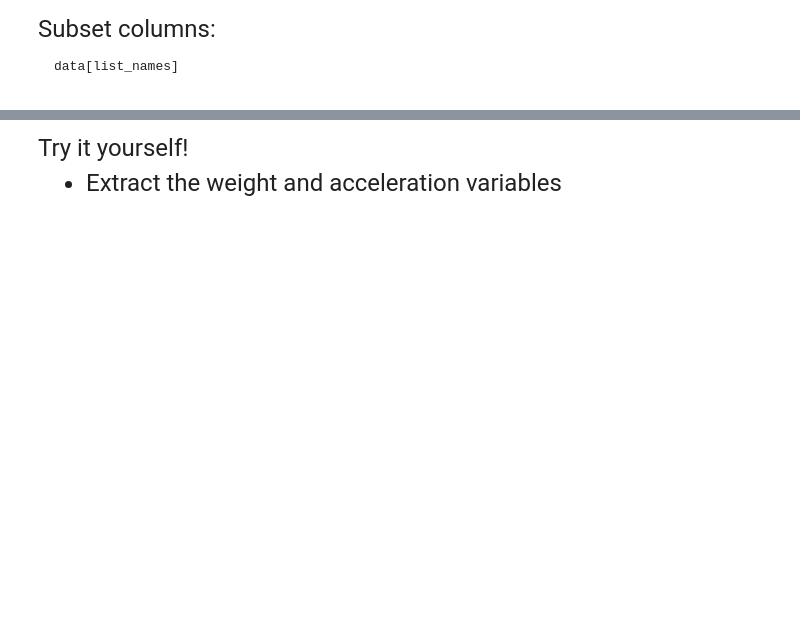
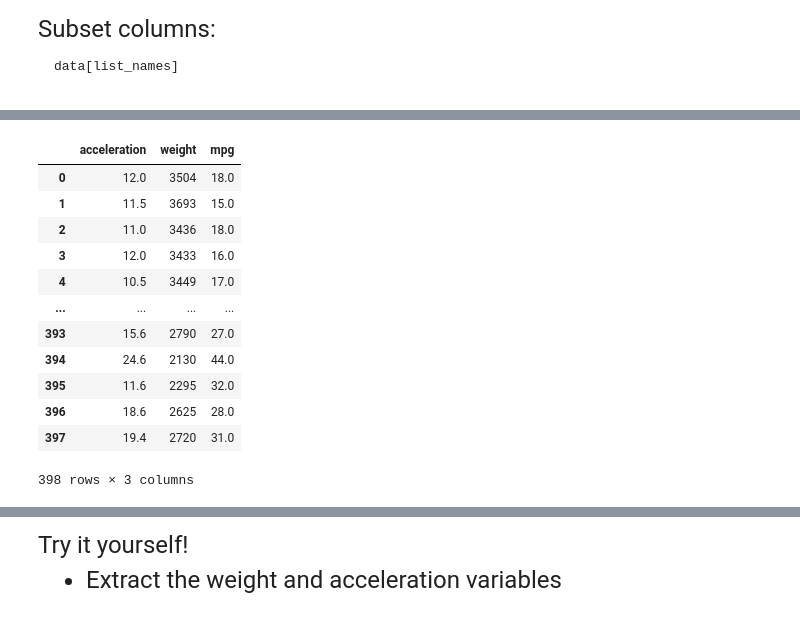
Before and after one commit to zoe-liu-724/qtm151spring2025, a Jupyter notebook: lecture_10/lecture_10a - Subsetting data.ipynb, the cells around one changed output, grey strips where cells are left out. Cells and saved outputs as stored; diff of their text form; code cells hidden in the pictures; blank space fills up the shorter version.

```diff
--- a/lecture_10/lecture_10a - Subsetting data.ipynb
+++ b/lecture_10/lecture_10a - Subsetting data.ipynb
@@ -77,5 +139,19 @@ carfeatures['mpg']
 # %%
-carfeatures[["weight", "mpg"]]
+carfeatures[   ["acceleration","weight", "mpg"]     ]
+# %% [output]
+|  | acceleration | weight | mpg |
+| 0 | 12.0 | 3504 | 18.0 |
+| 1 | 11.5 | 3693 | 15.0 |
+| 2 | 11.0 | 3436 | 18.0 |
+| 3 | 12.0 | 3433 | 16.0 |
+| 4 | 10.5 | 3449 | 17.0 |
+| ... | ... | ... | ... |
+| 393 | 15.6 | 2790 | 27.0 |
+| 394 | 24.6 | 2130 | 44.0 |
+| 395 | 11.6 | 2295 | 32.0 |
+| 396 | 18.6 | 2625 | 28.0 |
+| 397 | 19.4 | 2720 | 31.0 |
+398 rows × 3 columns
 # %%
 # To subset multiple columns write the name of the datasets
 # and enter a list in square brackets next to the name
```
Also changed, not shown: parts of 24 cells of this notebook, 1 other file.
